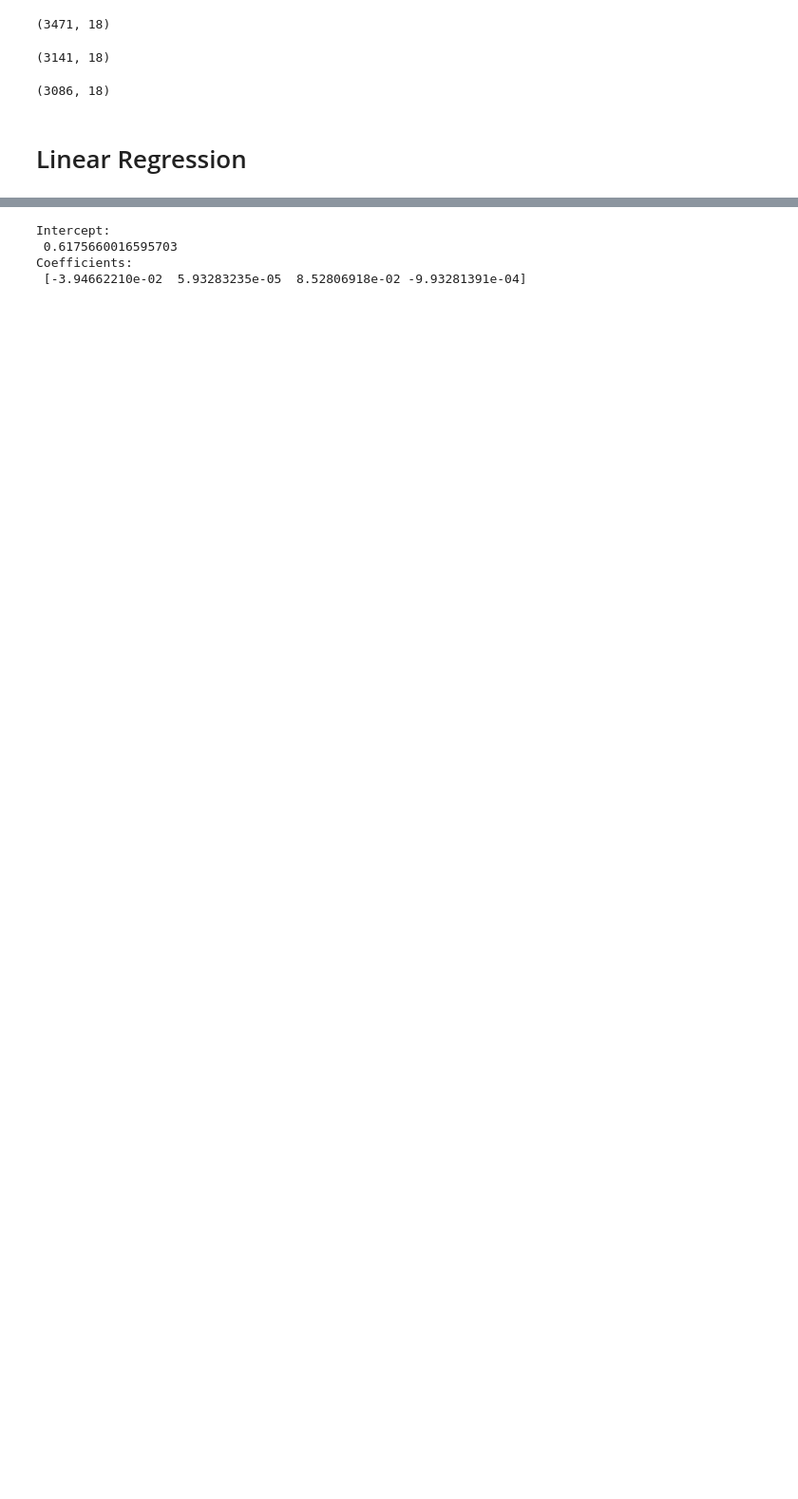
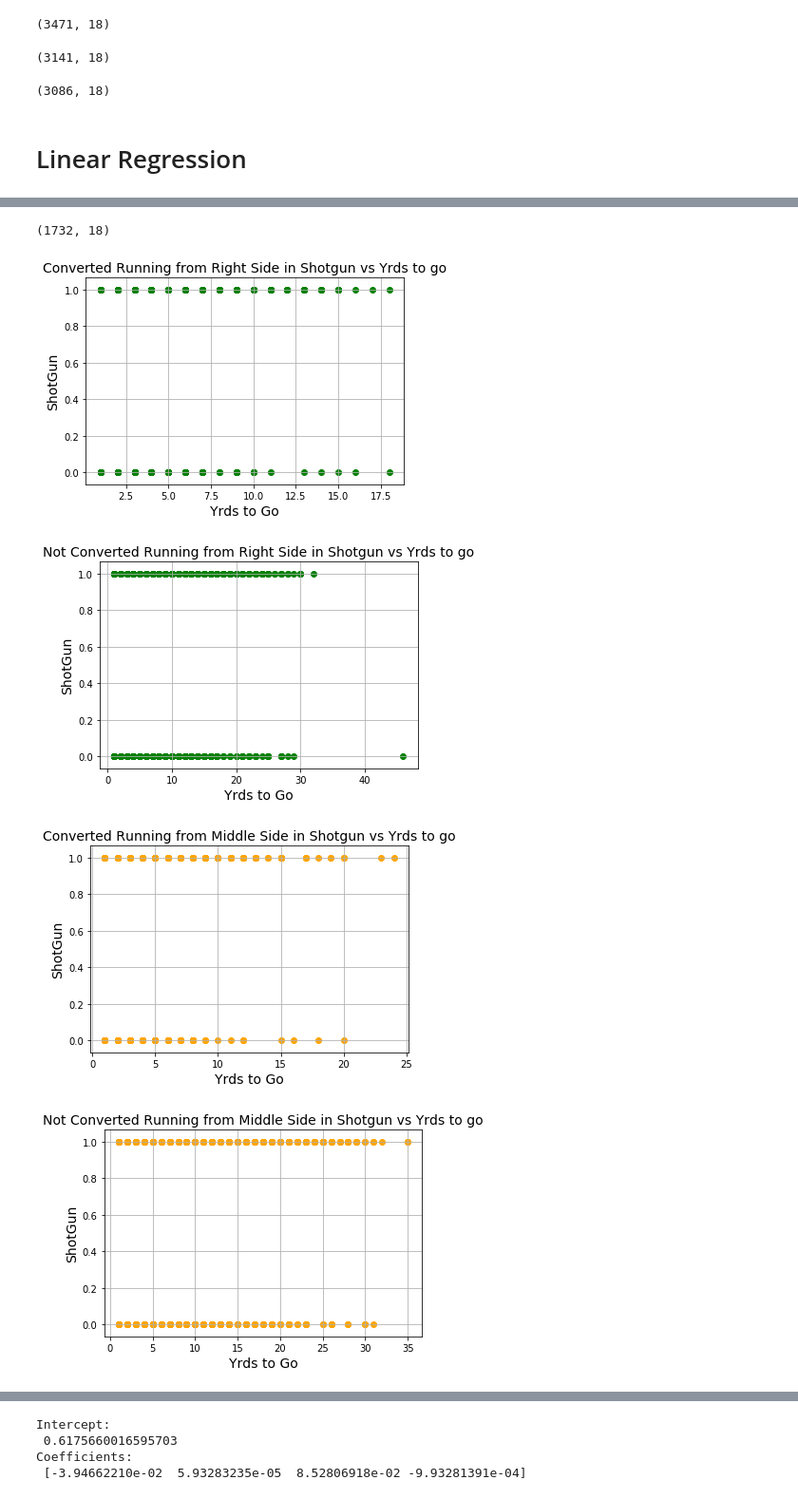
Before and after one commit to juliasweet/Final_Project, a Jupyter notebook: Run_lineal_Reg.ipynb, the cells around one changed output, grey strips where cells are left out. Shown at 95% size. Saved outputs shown, nothing was run; the diff lists cells and outputs as text; code cells hidden in the pictures; blank space fills up the shorter version.

```diff
--- a/Run_lineal_Reg.ipynb
+++ b/Run_lineal_Reg.ipynb
@@ -98,0 +68,66 @@ Run_Left.shape
+# %%
+#Filtering Right_out Shotgun
+Run_Right_outShotgun = Run_Right.loc[Run_Right['shotgun'] == 0]
+Run_Right_outShotgun.shape
+# %% [output]
+(1732, 18)
+# %%
+#Scatter from Run_Right side on Shotgun and yrds to go VS third_down converted
+Run_Right_Converted = Run_Right.loc[Run_Right['third_down_converted'] == 1]
+plt.scatter(Run_Right_Converted['ydstogo'], Run_Right_Converted['shotgun'], color='green')
+plt.title('Converted Running from Right Side in Shotgun vs Yrds to go', fontsize=14)
+plt.xlabel('Yrds to Go', fontsize=14)
+plt.ylabel('ShotGun', fontsize=14)
+plt.grid(True)
+plt.show()
+
+#Scatter from Run_Right side on Shotgun and yrds to go VS third_down not converted
+Run_Right_NotConverted = Run_Right.loc[Run_Right['third_down_converted'] == 0]
+plt.scatter(Run_Right_NotConverted['ydstogo'], Run_Right_NotConverted['shotgun'], color='green')
+plt.title('Not Converted Running from Right Side in Shotgun vs Yrds to go', fontsize=14)
+plt.xlabel('Yrds to Go', fontsize=14)
+plt.ylabel('ShotGun', fontsize=14)
+plt.grid(True)
+plt.show()
+
+
+#Scatter from Run_Middle side on Shotgun and yrds to go VS third_down converted
+Run_Middle_Converted = Run_Middle.loc[Run_Middle['third_down_converted'] == 1]
+plt.scatter(Run_Middle_Converted['ydstogo'], Run_Middle_Converted['shotgun'], color='orange')
+plt.title('Converted Running from Middle Side in Shotgun vs Yrds to go', fontsize=14)
+plt.xlabel('Yrds to Go', fontsize=14)
+plt.ylabel('ShotGun', fontsize=14)
+plt.grid(True)
+plt.show()
+
+#Scatter from Run_Middle side on Shotgun and yrds to go VS third_down not converted
+Run_Middle_NotConverted = Run_Middle.loc[Run_Middle['third_down_converted'] == 0]
+plt.scatter(Run_Middle_NotConverted ['ydstogo'], Run_Middle_NotConverted ['shotgun'], color='orange')
+plt.title('Not Converted Running from Middle Side in Shotgun vs Yrds to go', fontsize=14)
+plt.xlabel('Yrds to Go', fontsize=14)
+plt.ylabel('ShotGun', fontsize=14)
+plt.grid(True)
+plt.show()
+
+#Scatter from Run_Left side on Shotgun and yrds to go VS third_down converted
+Run_Left_Converted = Run_Left.loc[Run_Left['third_down_converted'] == 1]
+plt.scatter(Run_Left_Converted['ydstogo'], Run_Left_Converted['shotgun'], color='blue')
+plt.title('Converted Running from Left Side in Shotgun vs Yrds to go', fontsize=14)
+plt.xlabel('Yrds to Go', fontsize=14)
+plt.ylabel('ShotGun', fontsize=14)
+plt.grid(True)
+plt.show()
+
+#Scatter from Run_Left side on Shotgun and yrds to go VS third_down not converted
+Run_Left_NotConverted = Run_Left.loc[Run_Left['third_down_converted'] == 0]
+plt.scatter(Run_Left_NotConverted ['ydstogo'], Run_Left_NotConverted ['shotgun'], color='blue')
+plt.title('Not Converted Running from Left Side in Shotgun vs Yrds to go', fontsize=14)
+plt.xlabel('Yrds to Go', fontsize=14)
+plt.ylabel('ShotGun', fontsize=14)
+plt.grid(True)
+plt.show()
+# %% [output]
+[figure, added]
+[figure, added]
+[figure, added]
+[figure, added]
```
Also changed, not shown: parts of 13 cells of this notebook.
